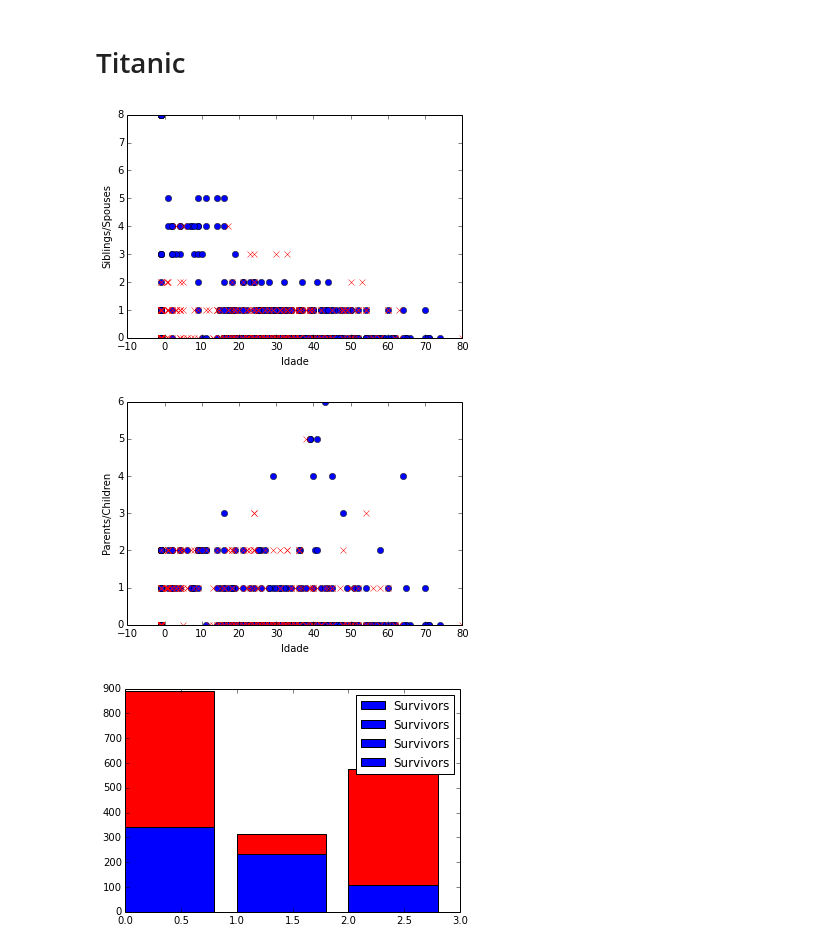
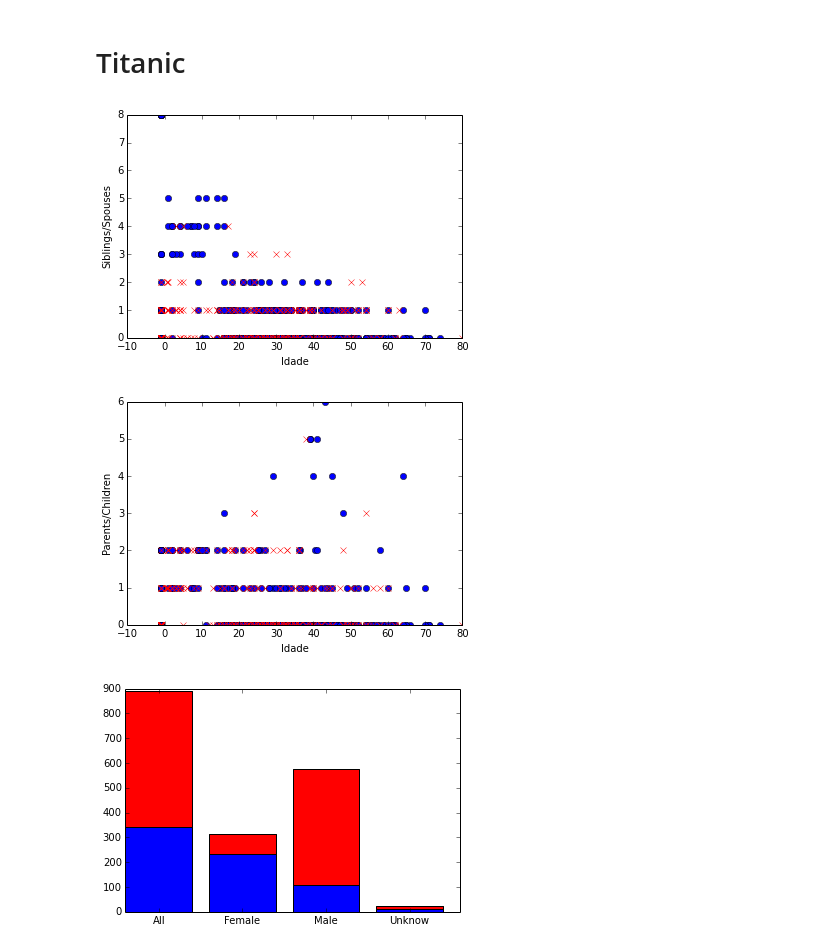
Before and after one commit to rogeralmeida/kaggle-titanic-python, a Jupyter notebook: visualization_notebook.ipynb, the cells around one changed output. Saved outputs shown, nothing was run; the diff lists cells and outputs as text; code cells hidden in the pictures.

Commit message:
ploting sex bar chart with labels

```diff
--- a/visualization_notebook.ipynb
+++ b/visualization_notebook.ipynb
@@ -24,33 +24,33 @@ def plot_xy(survived, died, x_index, y_index, y_label, x_label):
     y = np.asarray(survived[:, y_index], dtype=float32)
     plt.plot(np.asarray(died[:, x_index], dtype=float32), np.asarray(died[:, y_index], dtype=float32), 'bo')
     plt.plot(x, y, 'rx')
     plt.ylabel(y_label)
     plt.xlabel(x_label)
     plt.autoscale(tight=False)
     plt.show()
 
 def plot_survivor_death_bar(index, survivors, deaths):
     plt.bar(index, survivors, label="Survivors")
     plt.bar(index, deaths, bottom=survivors, color='r')
 
 
 train_data = np.asarray(load_csv('src/train.csv'))
 
 survived = train_data[train_data[:,1]=='1']
 died = train_data[train_data[:, 1]=='0']
 
 #plotting dotted charts
 plot_xy(survived, died, 5, 6, 'Siblings/Spouses', 'Idade')
 plot_xy(survived, died, 5, 7, 'Parents/Children', 'Idade')
 
 #plotting bar charts
 plot_survivor_death_bar(0, survived.shape[0], died.shape[0])
 plot_survivor_death_bar(1, survived[survived[:, 4]=='female'].shape[0], died[died[:, 4]=='female'].shape[0])
 plot_survivor_death_bar(2, survived[survived[:, 4]=='male'].shape[0], died[died[:, 4]=='male'].shape[0])
-plot_survivor_death_bar(3, survived[survived[:, 4]==''].shape[0], died[died[:, 4]==''].shape[0])
-plt.legend()
+plot_survivor_death_bar(3, survived[survived[:, 4]==None].shape[0], died[died[:, 4]==None].shape[0])
+plt.xticks([0.4, 1.4, 2.4, 3.4], ('All', 'Female', 'Male', 'Unknow'))
 plt.show()
 # %% [output]
 [figure]
 [figure]
-[figure, old version]
+[figure, new version]
```
